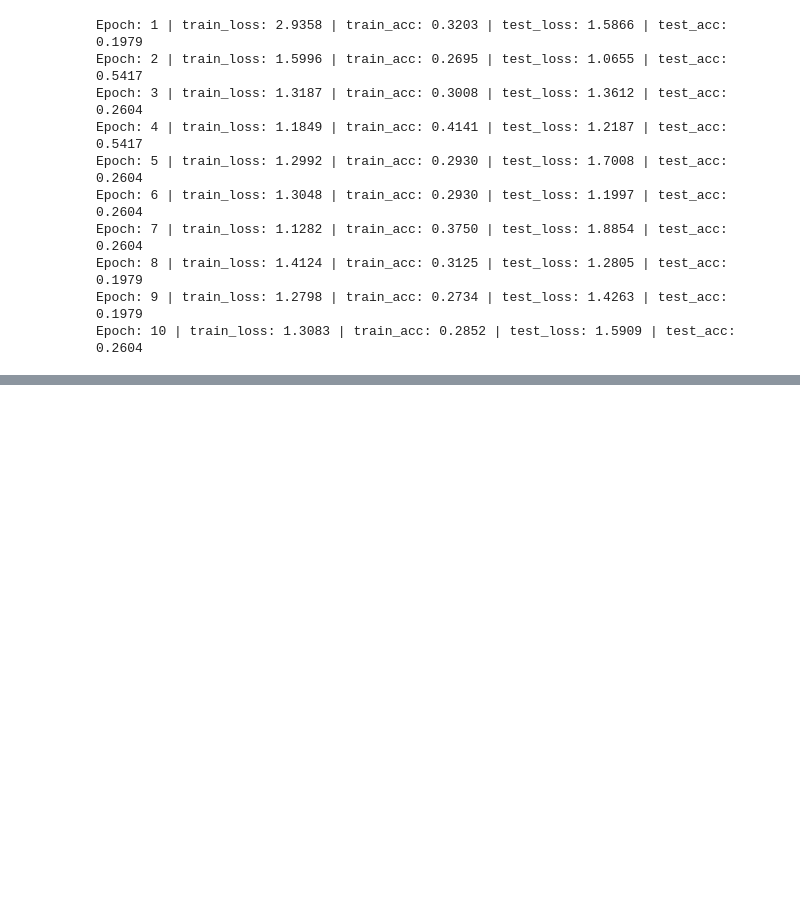
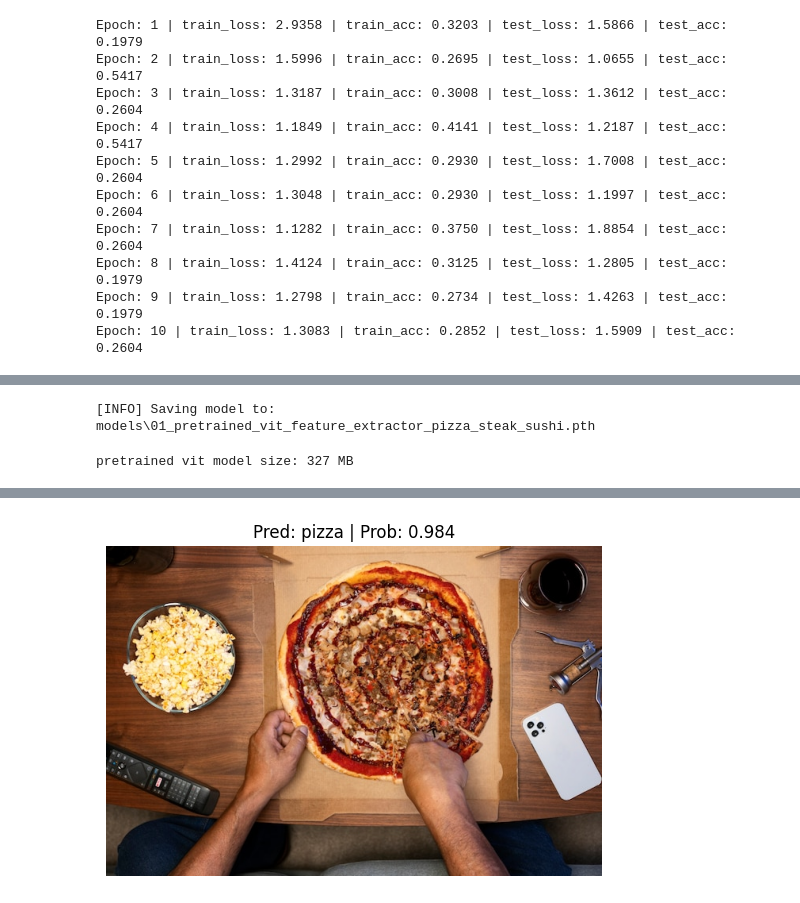
Before and after one commit to radoslaw626/ViT_paper_replication, a Jupyter notebook: paper_replicating.ipynb, the cells around one changed output, grey strips where cells are left out. Drawn from its saved outputs; the diff is of its cells as text; code cells hidden in the pictures; blank space fills up the shorter version.

```diff
--- a/paper_replicating.ipynb
+++ b/paper_replicating.ipynb
@@ -842,0 +906,3 @@ Epoch: 10 | train_loss: 1.3083 | train_acc: 0.2852 | test_loss: 1.5909 | test_ac
+# %%
+vit_transforms = pretrained_vit_weights.transforms()
+vit_transforms
@@ -842,0 +917,8 @@ Epoch: 10 | train_loss: 1.3083 | train_acc: 0.2852 | test_loss: 1.5909 | test_ac
+# %%
+from scripts import data_setup
+
+train_dataloader_pretrained, test_dataloader_pretrained, class_names = data_setup.create_dataloaders(train_dir=train_dir,
+                                                                                                     test_dir=test_dir,
+                                                                                                     train_transform=vit_transforms,
+                                                                                                     test_transform=vit_transforms,
+                                                                                                     batch_size=32)
@@ -842,0 +959,35 @@ Epoch: 10 | train_loss: 1.3083 | train_acc: 0.2852 | test_loss: 1.5909 | test_ac
+# %%
+from scripts import utils
+
+utils.save_model(model=pretrained_vit,
+                 target_dir="models",
+                 model_name="01_pretrained_vit_feature_extractor_pizza_steak_sushi.pth")
+# %% [output]
+[INFO] Saving model to: models\01_pretrained_vit_feature_extractor_pizza_steak_sushi.pth
+# %%
+from pathlib import Path
+
+pretrained_vit_model_size = Path("models/01_pretrained_vit_feature_extractor_pizza_steak_sushi.pth").stat().st_size // (1024*1024)
+
+print(f"pretrained vit model size: {pretrained_vit_model_size} MB")
+# %% [output]
+pretrained vit model size: 327 MB
+# %%
+import requests
+
+from scripts.predictions import pred_and_plot_image
+
+custom_image_path = image_path / "pizza.jpg"
+
+if not custom_image_path.is_file():
+    with open(custom_image_path, "wb") as f:
+        request = requests.get("https://img.freepik.com/photos-gratuite/homme-degustant-pizza-tout-etant-seul-maison_23-2149527948.jpg")
+        print(f"Downloading {custom_image_path}...")
+        f.write(request.content)
+else:
+    print(f"{custom_image_path} already exists, skipping download.")
+
+pred_and_plot_image(model=pretrained_vit,
+                    image_path=custom_image_path,
+                    class_names=class_names)
+# %% [output]
@@ -842,0 +995 @@ Epoch: 10 | train_loss: 1.3083 | train_acc: 0.2852 | test_loss: 1.5909 | test_ac
+[figure, added]
```
Also changed, not shown: parts of 8 cells of this notebook, 2 other files.
